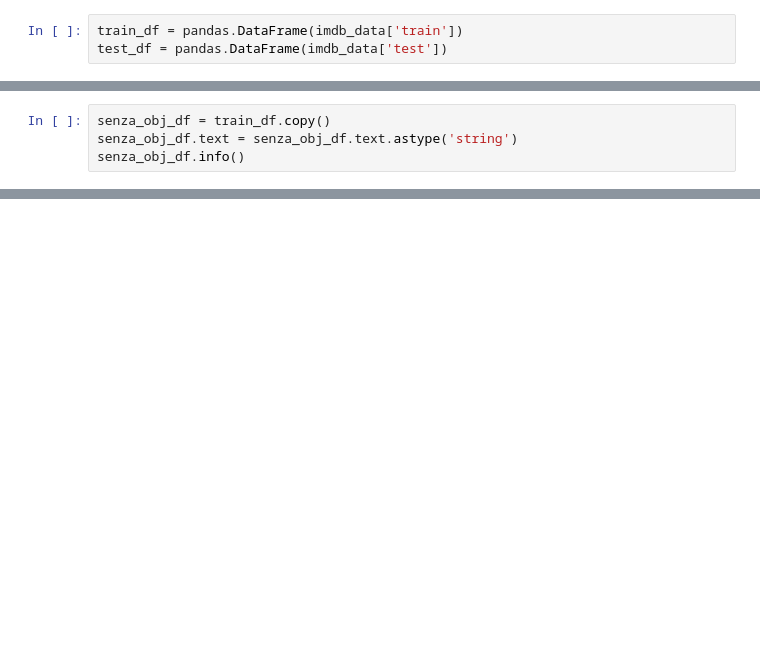
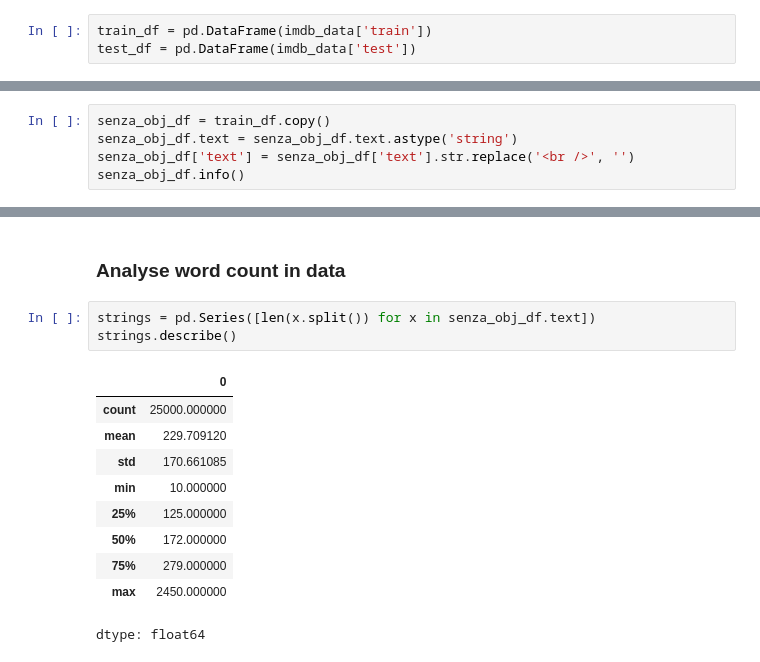
Before and after one commit to itsSuryanshu/imdb-sentiment-analysis, a Jupyter notebook: eda.ipynb, the cells around one changed output, grey strips where cells are left out. Cells and saved outputs as stored; diff of their text form; blank space fills up the shorter version.

```diff
--- a/eda.ipynb
+++ b/eda.ipynb
@@ -12,7 +30,7 @@ import numpy, pandas
 # get imdb dataset
 imdb_data = load_dataset('imdb')
 # %%
-train_df = pandas.DataFrame(imdb_data['train'])
-test_df = pandas.DataFrame(imdb_data['test'])
+train_df = pd.DataFrame(imdb_data['train'])
+test_df = pd.DataFrame(imdb_data['test'])
 # %%
 train_df.head()
@@ -25,4 +69,5 @@ train_df.info()
 # %%
 senza_obj_df = train_df.copy()
 senza_obj_df.text = senza_obj_df.text.astype('string')
+senza_obj_df['text'] = senza_obj_df['text'].str.replace('<br />', '')
 senza_obj_df.info()
@@ -34,0 +115,16 @@ senza_obj_df.label.value_counts(normalize=True)
+# %% [markdown]
+### Analyse word count in data
+# %%
+strings = pd.Series([len(x.split()) for x in senza_obj_df.text])
+strings.describe()
+# %% [output]
+|  | 0 |
+| count | 25000.000000 |
+| mean | 229.709120 |
+| std | 170.661085 |
+| min | 10.000000 |
+| 25% | 125.000000 |
+| 50% | 172.000000 |
+| 75% | 279.000000 |
+| max | 2450.000000 |
+dtype: float64
```
Also changed, not shown: parts of 16 cells of this notebook.
